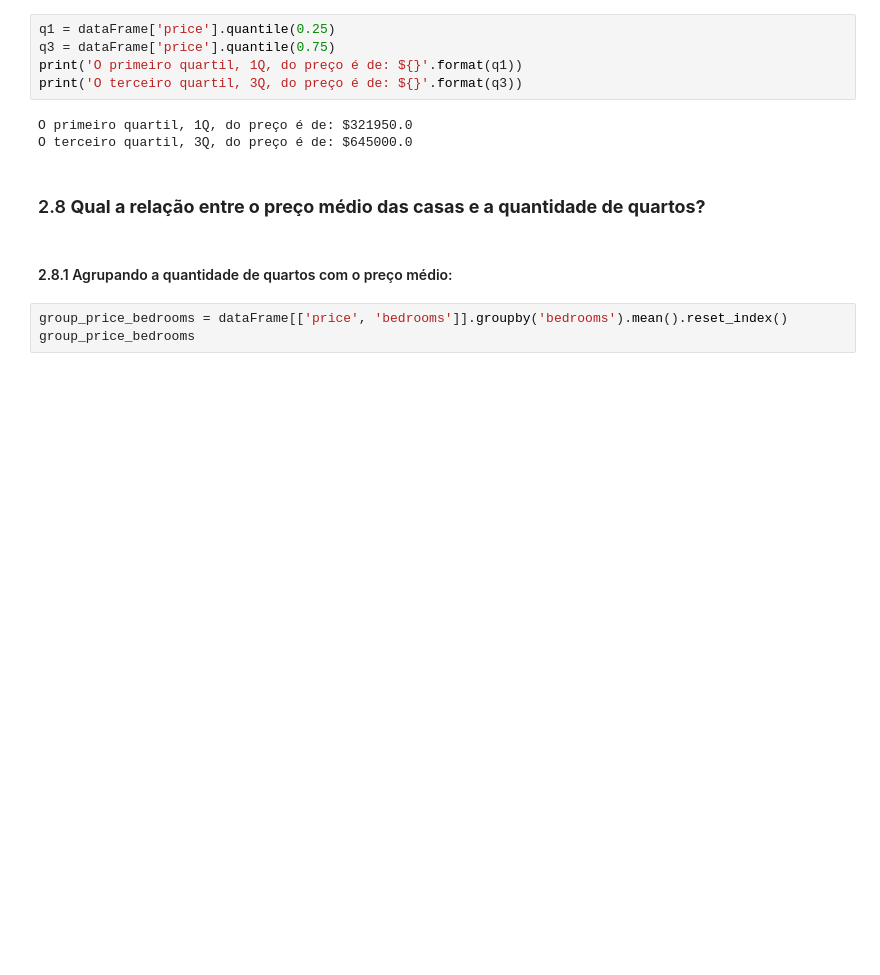
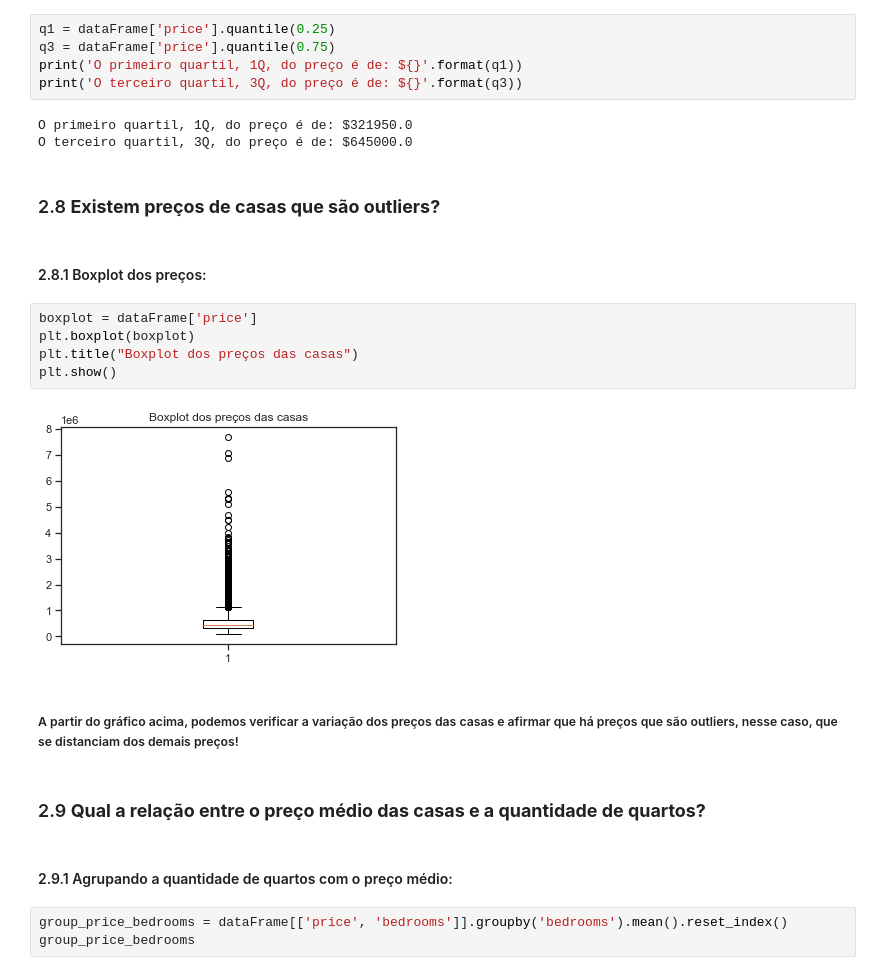
Before and after one commit to andradearthurf/python-data-analysis, a Jupyter notebook: cases/data_analisys_HouseRocket.ipynb, the cells around one changed output. Drawn from its saved outputs; the diff is of its cells as text; blank space fills up the shorter version.

Commit message:
price boxplot chart

```diff
--- a/cases/data_analisys_HouseRocket.ipynb
+++ b/cases/data_analisys_HouseRocket.ipynb
@@ -259,10 +260,23 @@ print('O terceiro quartil, 3Q, do preço é de: ${}'.format(q3))
 # %% [output]
 O primeiro quartil, 1Q, do preço é de: $321950.0
 O terceiro quartil, 3Q, do preço é de: $645000.0
+# %% [markdown]
+### 2.8 **Existem preços de casas que são outliers?**
+# %% [markdown]
+#### 2.8.1 Boxplot dos preços:
+# %%
+boxplot = dataFrame['price']
+plt.boxplot(boxplot)
+plt.title("Boxplot dos preços das casas")
+plt.show()
+# %% [output]
+[figure, added]
+# %% [markdown]
+##### A partir do gráfico acima, podemos verificar a variação dos preços das casas e afirmar que há preços que são outliers, nesse caso, que se distanciam dos demais preços!
 # %% [markdown]
-### 2.8 **Qual a relação entre o preço médio das casas e a quantidade de quartos?**
+### 2.9 **Qual a relação entre o preço médio das casas e a quantidade de quartos?**
 # %% [markdown]
-#### 2.8.1 Agrupando a quantidade de quartos com o preço médio:
+#### 2.9.1 Agrupando a quantidade de quartos com o preço médio:
 # %%
 group_price_bedrooms = dataFrame[['price', 'bedrooms']].groupby('bedrooms').mean().reset_index()
 group_price_bedrooms
```
Also changed, not shown: parts of 8 cells of this notebook.
